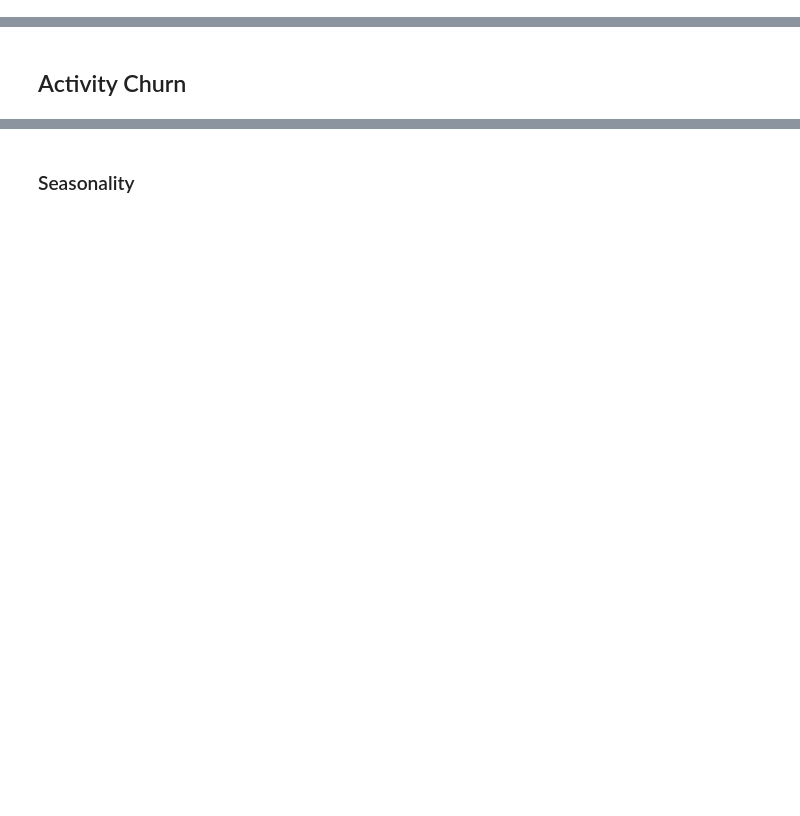
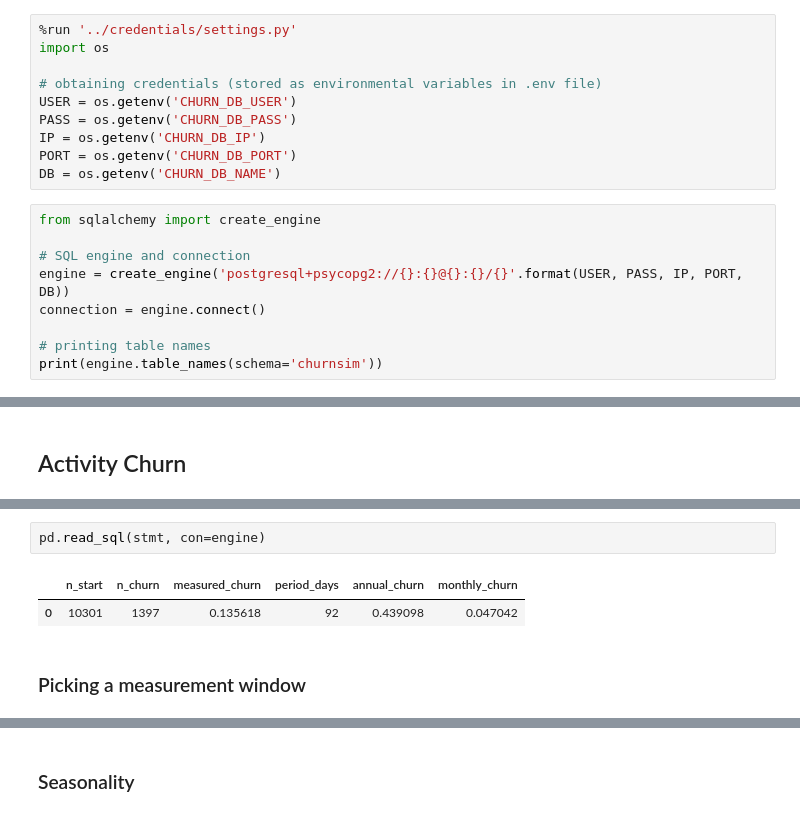
Before and after one commit to eCapitalAdvisors/templates, a Jupyter notebook: CustomerChurn/notebooks/01_jmalaver_MeasuringChurn.ipynb, the cells around one changed output, grey strips where cells are left out. Saved outputs shown, nothing was run; the diff lists cells and outputs as text; blank space fills up the shorter version.

```diff
--- a/CustomerChurn/notebooks/01_jmalaver_MeasuringChurn.ipynb
+++ b/CustomerChurn/notebooks/01_jmalaver_MeasuringChurn.ipynb
@@ -37,0 +22,19 @@ memory usage: 1.6+ MB
+# %%
+%run '../credentials/settings.py'
+import os
+
+# obtaining credentials (stored as environmental variables in .env file)
+USER = os.getenv('CHURN_DB_USER')
+PASS = os.getenv('CHURN_DB_PASS')
+IP = os.getenv('CHURN_DB_IP')
+PORT = os.getenv('CHURN_DB_PORT')
+DB = os.getenv('CHURN_DB_NAME')
+# %%
+from sqlalchemy import create_engine
+
+# SQL engine and connection
+engine = create_engine('postgresql+psycopg2://{}:{}@{}:{}/{}'.format(USER, PASS, IP, PORT, DB))
+connection = engine.connect()
+
+# printing table names
+print(engine.table_names(schema='churnsim'))
@@ -246,0 +616,7 @@ This is based on the fact that retention is the opposite of churn and that annua
+# %%
+pd.read_sql(stmt, con=engine)
+# %% [output]
+|  | n_start | n_churn | measured_churn | period_days | annual_churn | monthly_churn |
+| 0 | 10301 | 1397 | 0.135618 | 92 | 0.439098 | 0.047042 |
+# %% [markdown]
+### Picking a measurement window
```
Also changed, not shown: parts of 93 cells of this notebook, 1 other file.
